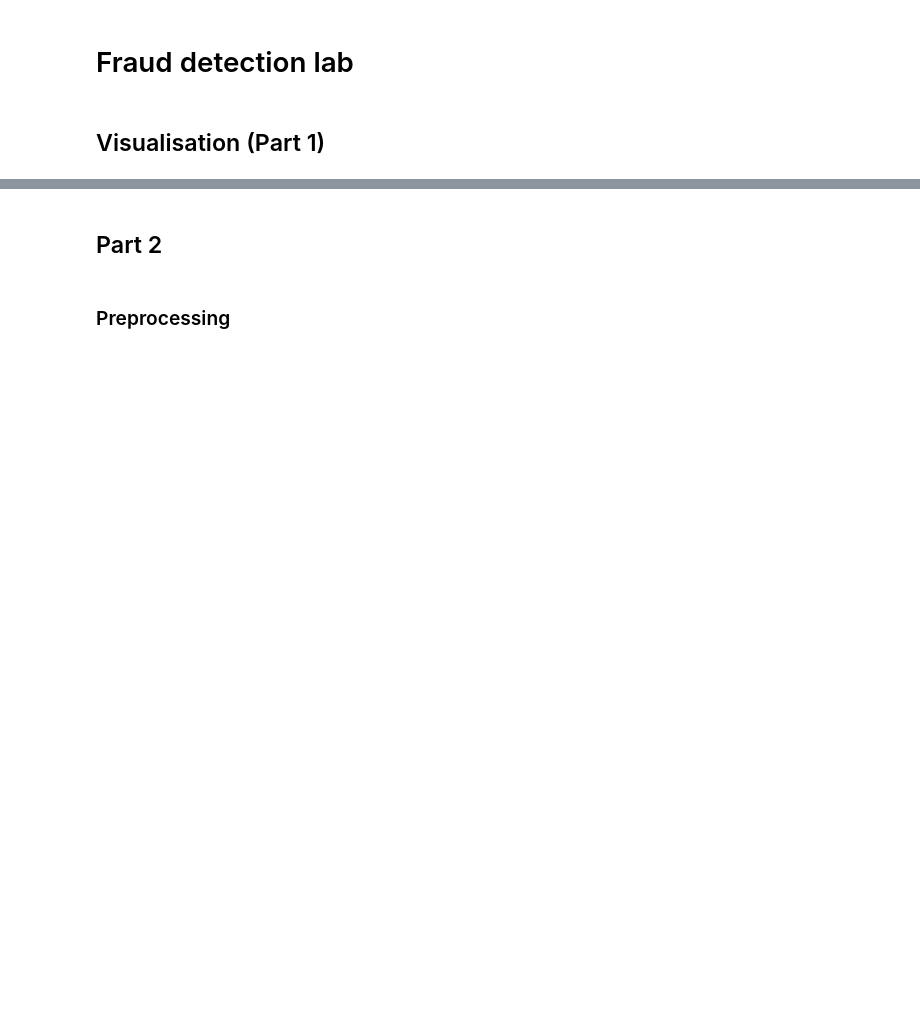
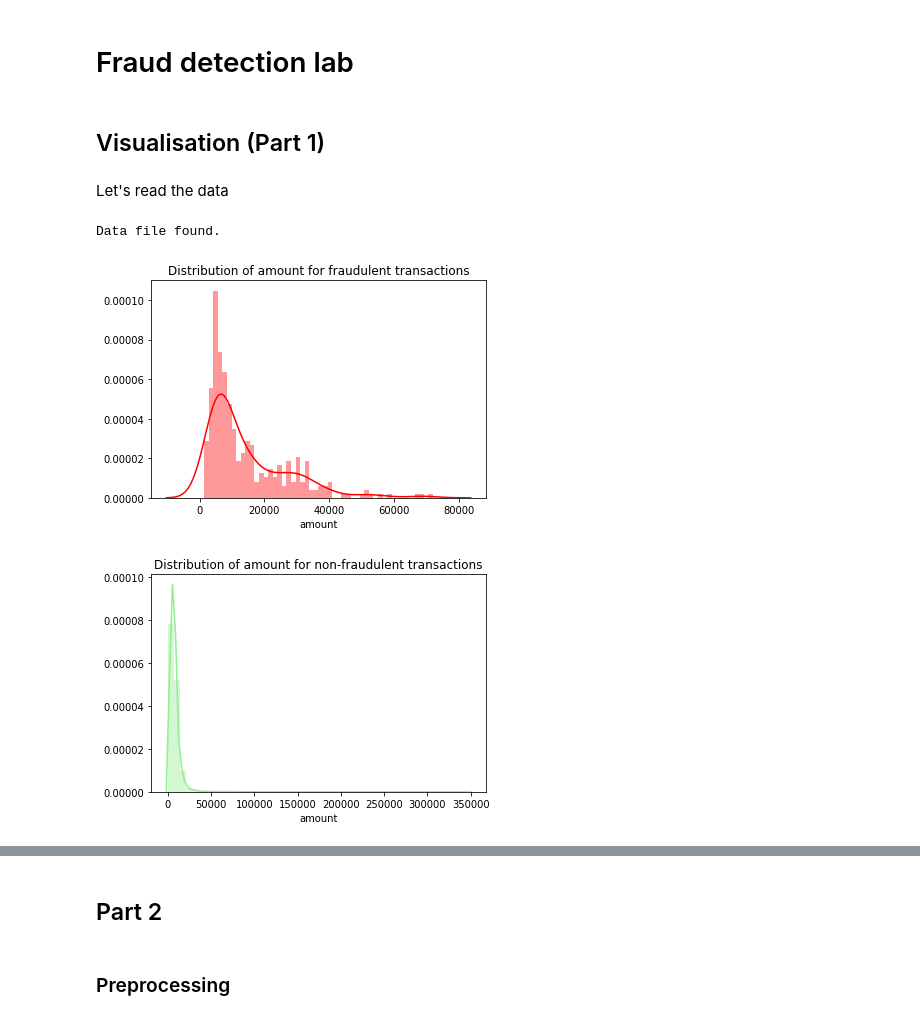
Before and after one commit to benhe119/Cyber-data-analytics_TUDelft, a Jupyter notebook: lab1/notebooks/Fraud_detection_lab.ipynb, the cells around one changed output, grey strips where cells are left out. Cells and saved outputs as stored; diff of their text form; code cells hidden in the pictures; blank space fills up the shorter version.

Commit message:
Visualization and whitebox parts merged.

```diff
--- a/lab1/notebooks/Fraud_detection_lab.ipynb
+++ b/lab1/notebooks/Fraud_detection_lab.ipynb
@@ -6,0 +20,53 @@
+# %% [markdown]
+Let's read the data
+# %%
+DATA_PATH = r"../data/"
+DATA_FILE = "data_for_student_case.csv"
+DATA_ZIP = "data_for_student_case.csv.zip"
+
+exists = os.path.isfile(DATA_PATH + DATA_FILE)
+if not exists:
+    print("Data file not existing, unzipping file...")
+    zip_ref = zipfile.ZipFile(DATA_PATH + DATA_ZIP, 'r')
+    zip_ref.extractall(DATA_PATH)
+    zip_ref.close()
+    print("Done.")
+else:
+    print("Data file found.")
+
+df = pd.read_csv(DATA_PATH + DATA_FILE)
+# %% [output]
+Data file found.
+# %%
+# convert amounts to unique currency
+conversion_rate = {"AUD": 0.626093,
+                    "NZD": 0.591501,
+                    "SEK": 0.0935468,
+                    "GBP": 1.16536,
+                    "MXN": 0.0467946}
+
+df['amount'] = df[['amount', 'currencycode']].apply(lambda row: row['amount']*conversion_rate[row['currencycode']], axis=1)
+
+
+#Select only the data we are interested in: fraudulent and non-fraudulet transactions
+data_fraud = df.loc[df['simple_journal'] == 'Chargeback']
+data_no_fraud = df.loc[df['simple_journal'] == 'Settled']
+
+sns.distplot(data_fraud['amount'], bins = 50, color='red')
+plt.title('Distribution of amount for fraudulent transactions')
+
+# Uncomment these commands for saving the plot
+# target_img = r'../images/barplot_fraud.pdf'
+# plt.savefig(target_img, format='pdf')
+plt.show()
+
+sns.distplot(data_no_fraud['amount'], bins = 50, color='lightgreen')
+plt.title('Distribution of amount for non-fraudulent transactions')
+
+# Uncomment these commands for saving the plot
+# target_img = r'../images/barplot_no_fraud.pdf'
+# plt.savefig(target_img, format='pdf')
+plt.show()
+# %% [output]
+[figure, added]
+[figure, added]
```
Also changed, not shown: parts of 27 cells of this notebook.
